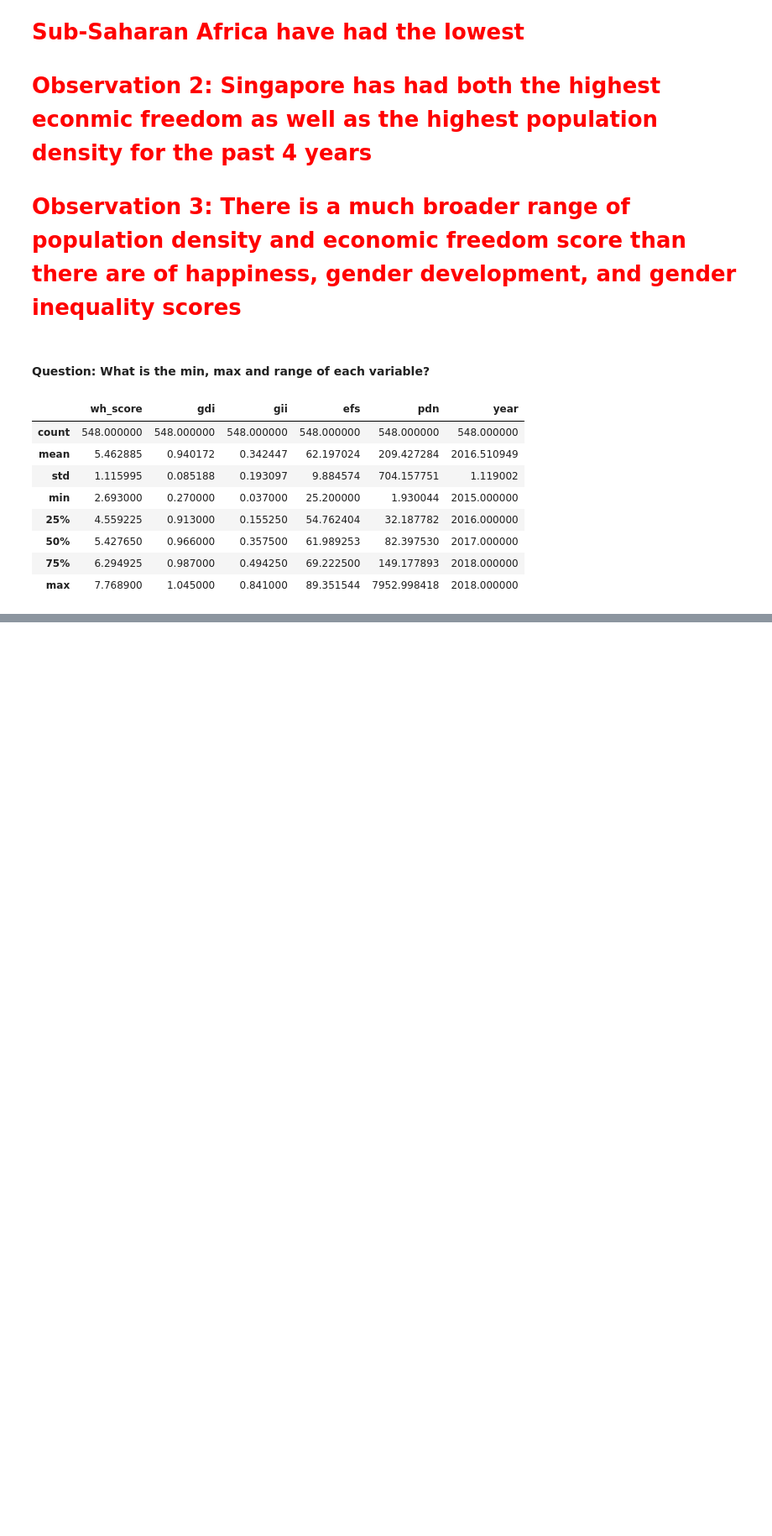
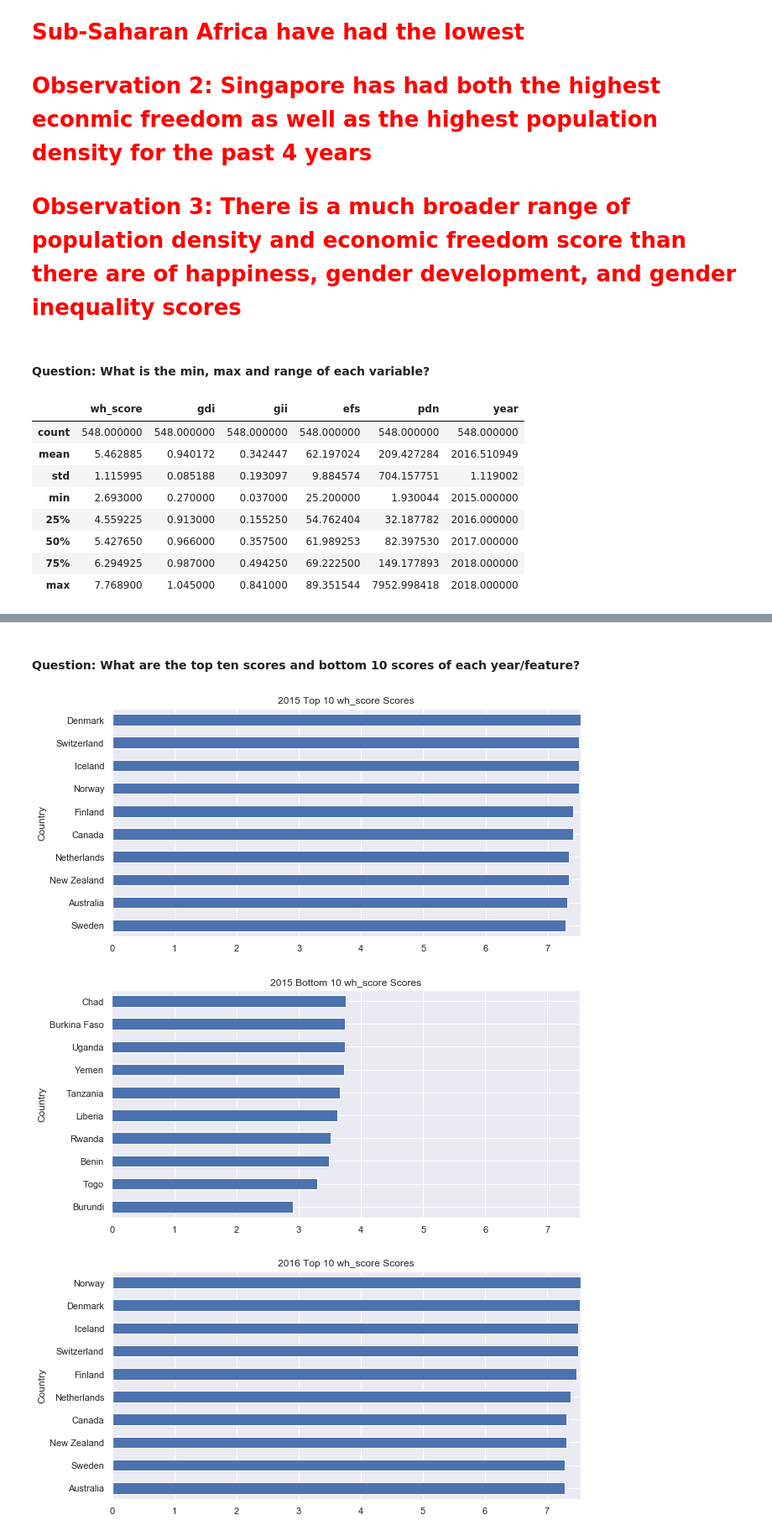
Before and after one commit to nina-driver/Springboard-Capstone-1, a Jupyter notebook: Data Storytelling.ipynb, the cells around one changed output, grey strips where cells are left out. Shown at 84% size. Drawn from its saved outputs; the diff is of its cells as text; code cells hidden in the pictures; blank space fills up the shorter version.

```diff
--- a/Data Storytelling.ipynb
+++ b/Data Storytelling.ipynb
@@ -115,0 +53,3 @@ Population Density range: 7951.068
+# %%
+for feature in features:
+    get_max_min(feature)
@@ -115,0 +74,6 @@ Population Density range: 7951.068
+# %%
+def get_range(feature):
+    print(feature + ' Score range:', round((wh[feature].max()- wh[feature].min()),3))
+# %%
+for feature in features:
+    get_range(feature)
@@ -115,0 +89,18 @@ Population Density range: 7951.068
+# %% [markdown]
+#### Question: What are the top ten scores and bottom 10 scores of each year/feature?
+# %%
+def top_bottom(df, feature):
+    ax = df[['Country',feature]].sort_values(feature).tail(10).plot(kind='barh',x='Country',y=feature,xlim=(0,df[feature].max()), figsize=(10,5))
+    ax.get_legend().remove()
+    ax.set_title(str(df.year.unique()[0]) + ' Top 10 ' + feature + ' Scores')
+
+    ax = df[['Country',feature]].sort_values(feature).head(10).plot(kind='barh',x='Country',y=feature,xlim=(0,df[feature].max()), figsize=(10,5))
+    ax.get_legend().remove()
+    ax.set_title(str(df.year.unique()[0]) + ' Bottom 10 ' + feature + ' Scores')
+# %%
+for df in dfs:
+    top_bottom(df, 'wh_score')
+# %% [output]
+[figure, added]
+[figure, added]
+[figure, added]
```
Also changed, not shown: parts of 25 cells of this notebook.
